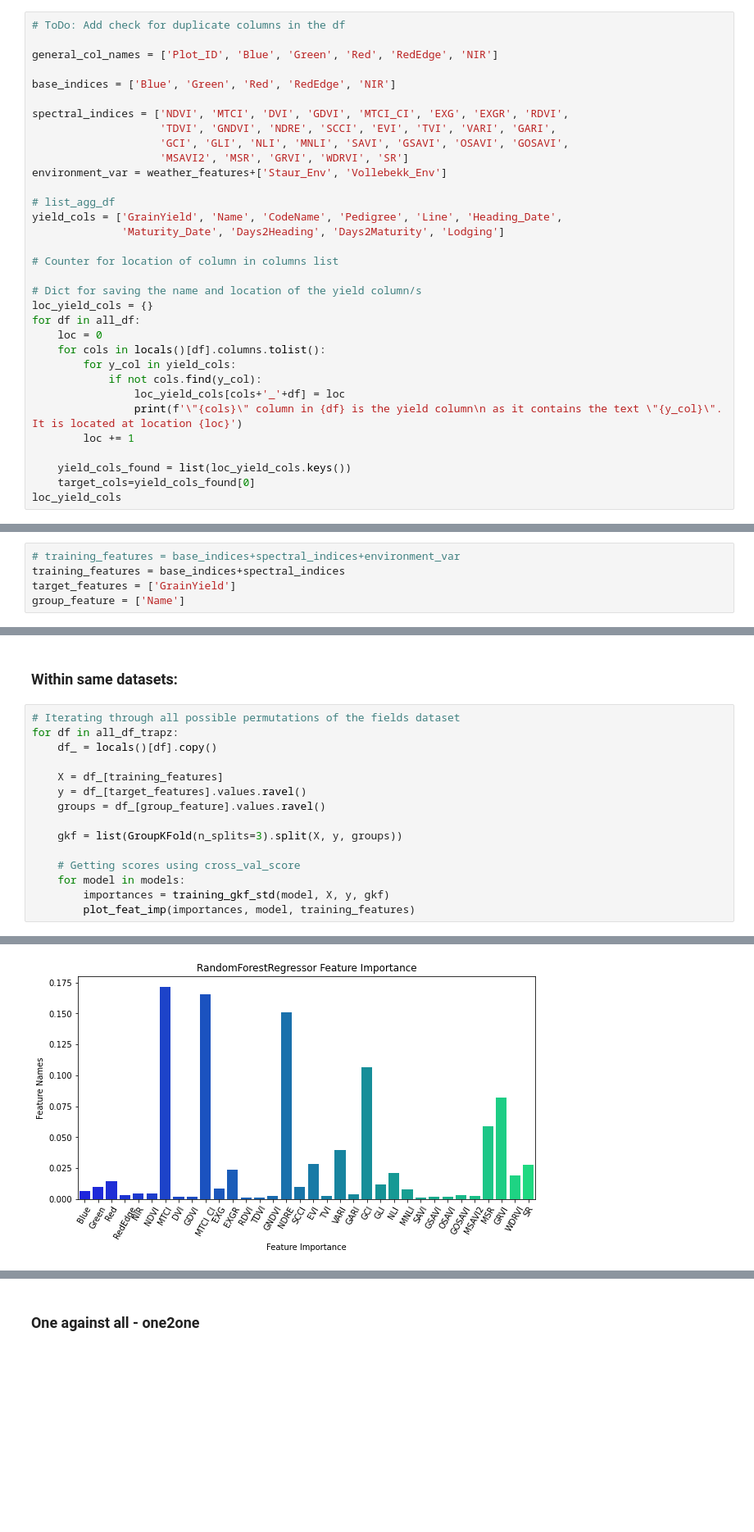
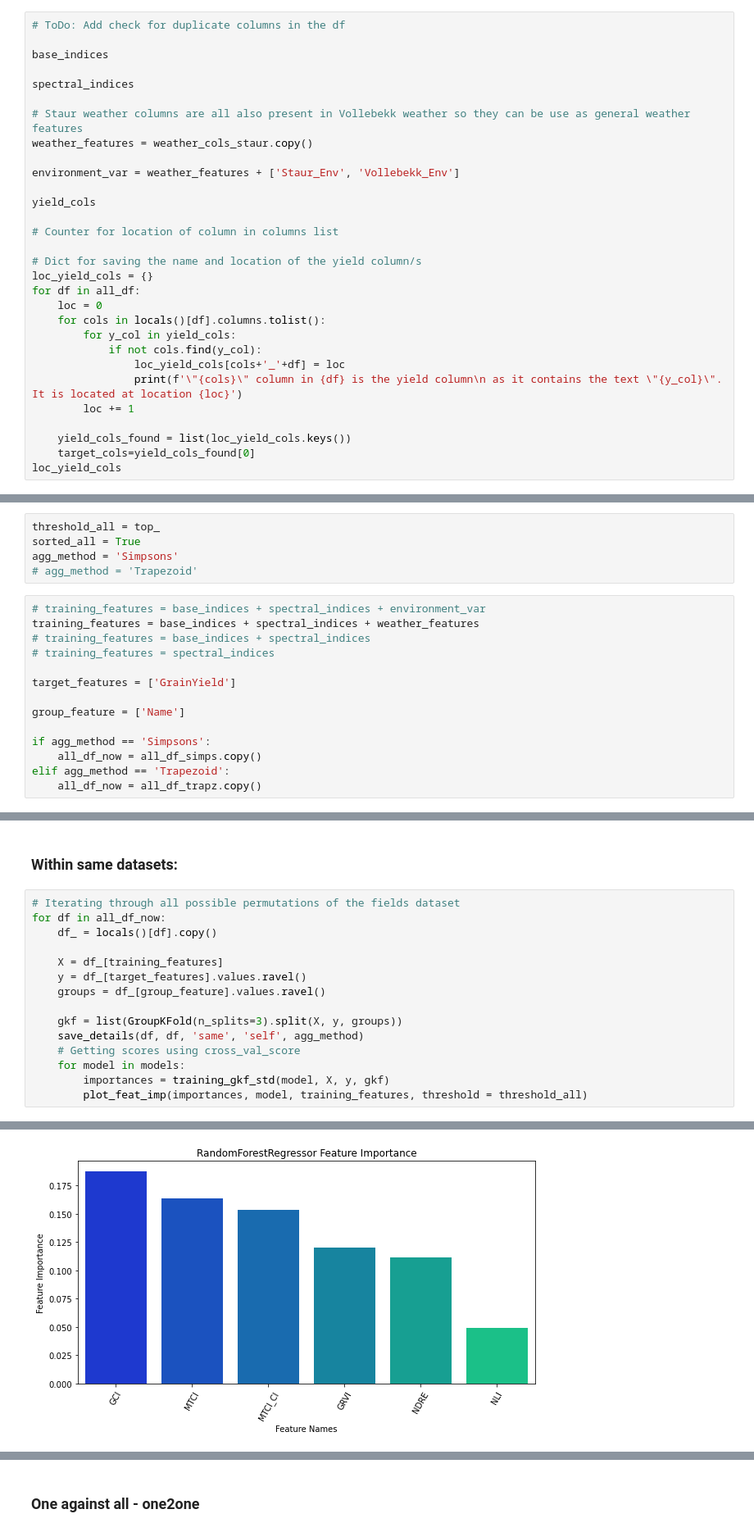
Before and after one commit to fahadijaz/spring_wheat_yield_prediction, a Jupyter notebook: 4. Model Training.ipynb, the cells around one changed output, grey strips where cells are left out. Shown at 82% size. Drawn from its saved outputs; the diff is of its cells as text; blank space fills up the shorter version.

```diff
--- a/4. Model Training.ipynb
+++ b/4. Model Training.ipynb
@@ -268,19 +318,16 @@ a_file.close()
 # %%
 # ToDo: Add check for duplicate columns in the df
 
-general_col_names = ['Plot_ID', 'Blue', 'Green', 'Red', 'RedEdge', 'NIR']
+base_indices
 
-base_indices = ['Blue', 'Green', 'Red', 'RedEdge', 'NIR']
+spectral_indices
 
-spectral_indices = ['NDVI', 'MTCI', 'DVI', 'GDVI', 'MTCI_CI', 'EXG', 'EXGR', 'RDVI',
-                    'TDVI', 'GNDVI', 'NDRE', 'SCCI', 'EVI', 'TVI', 'VARI', 'GARI',
-                    'GCI', 'GLI', 'NLI', 'MNLI', 'SAVI', 'GSAVI', 'OSAVI', 'GOSAVI',
-                    'MSAVI2', 'MSR', 'GRVI', 'WDRVI', 'SR']
-environment_var = weather_features+['Staur_Env', 'Vollebekk_Env']
+# Staur weather columns are all also present in Vollebekk weather so they can be use as general weather features
+weather_features = weather_cols_staur.copy()
 
-# list_agg_df
-yield_cols = ['GrainYield', 'Name', 'CodeName', 'Pedigree', 'Line', 'Heading_Date',
-              'Maturity_Date', 'Days2Heading', 'Days2Maturity', 'Lodging']
+environment_var = weather_features + ['Staur_Env', 'Vollebekk_Env']
+
+yield_cols
 
 # Counter for location of column in columns list
 
@@ -708,5 +997,19 @@ RandomForestRegressor
+# %%
+threshold_all = top_
+sorted_all = True
+agg_method = 'Simpsons'
+# agg_method = 'Trapezoid'
 # %%
-# training_features = base_indices+spectral_indices+environment_var
-training_features = base_indices+spectral_indices
+# training_features = base_indices + spectral_indices + environment_var
+training_features = base_indices + spectral_indices + weather_features
+# training_features = base_indices + spectral_indices
+# training_features = spectral_indices
+
 target_features = ['GrainYield']
+
 group_feature = ['Name']
+
+if agg_method == 'Simpsons':
+    all_df_now = all_df_simps.copy()
+elif agg_method == 'Trapezoid':
+    all_df_now = all_df_trapz.copy()
@@ -714,7 +1019,7 @@ group_feature = ['Name']
 ### Within same datasets:
 # %%
 # Iterating through all possible permutations of the fields dataset
-for df in all_df_trapz:
+for df in all_df_now:
     df_ = locals()[df].copy()
 
     X = df_[training_features]
@@ -722,9 +1027,9 @@ for df in all_df_trapz:
     groups = df_[group_feature].values.ravel()
 
     gkf = list(GroupKFold(n_splits=3).split(X, y, groups))
-
+    save_details(df, df, 'same', 'self', agg_method)
     # Getting scores using cross_val_score
     for model in models:
         importances = training_gkf_std(model, X, y, gkf)
-        plot_feat_imp(importances, model, training_features)
+        plot_feat_imp(importances, model, training_features, threshold = threshold_all)
 # %% [output]
@@ -750 +1055 @@ RMSE Train: 18.93 (+/- -1.97)       R2 Train: 0.96 (+/- 0.01)
-[figure, old version]
+[figure, new version]
```
Also changed, not shown: parts of 83 cells of this notebook, 36 other files.
